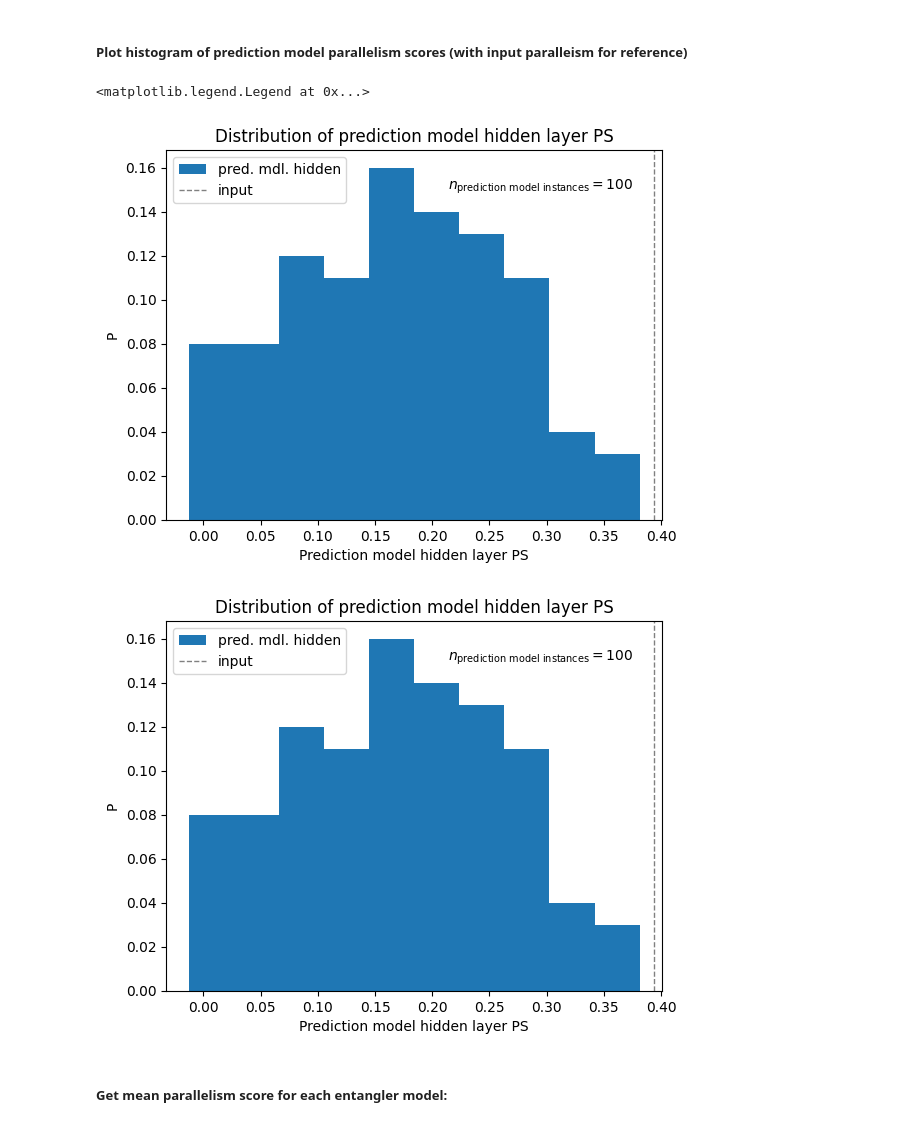
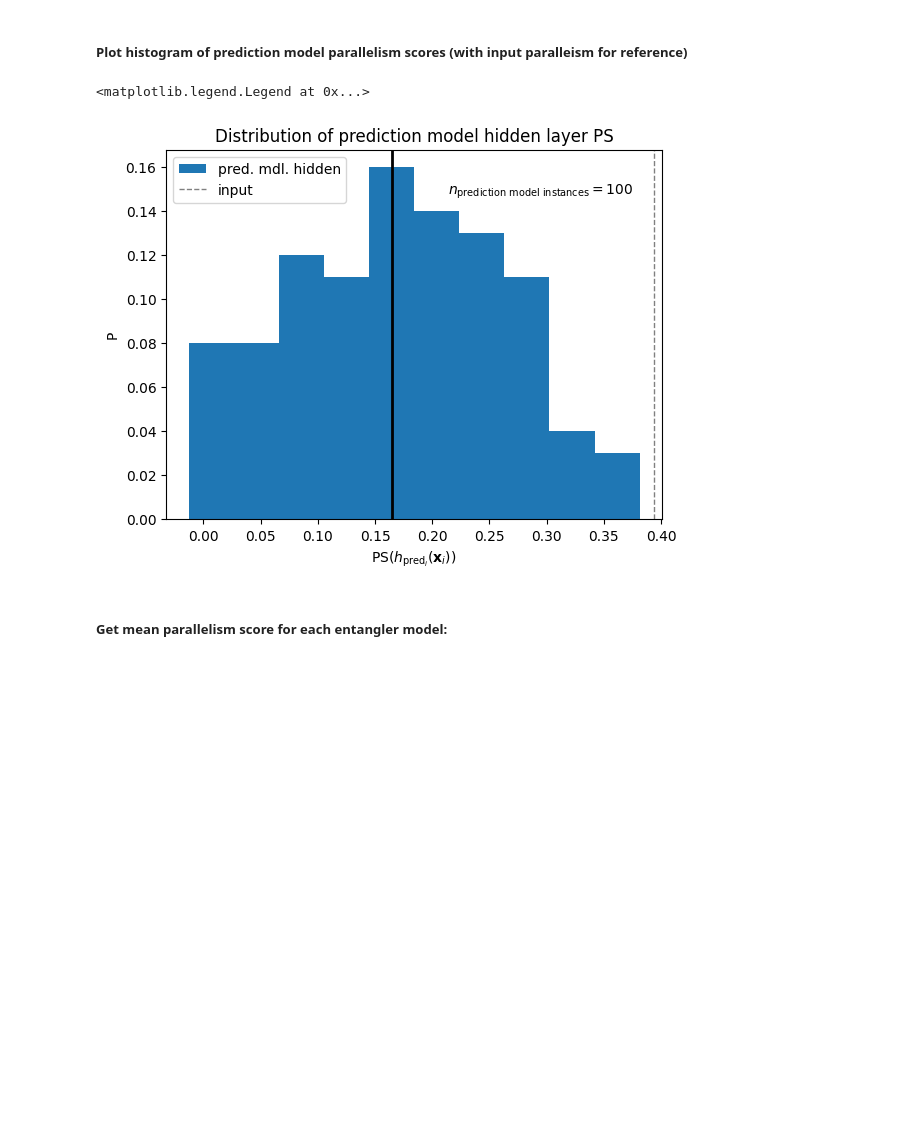
Before and after one commit to danieldkato/simulation_whiskers, a Jupyter notebook: scripts/tangle_evo_pred_hist_ps.ipynb, the cells around one changed output. Drawn from its saved outputs; the diff is of its cells as text; code cells hidden in the pictures; blank space fills up the shorter version.

Commit message:
Add scatterplot, make figure titles more specific

```diff
--- a/scripts/tangle_evo_pred_hist_ps.ipynb
+++ b/scripts/tangle_evo_pred_hist_ps.ipynb
@@ -45,7 +45,7 @@ geo_df_pred_hidden = pd.merge(geo_df_pred_hidden, max_epoch_pred, on=['pred_mdl_
 
 # Average across dichotomies, training partitions within each model instance:
 par_df_pred_hidden = geo_df_pred_hidden[['tngl_mdl_id', 'pred_mdl_id', 'parallelism']].groupby(['tngl_mdl_id', 'pred_mdl_id']).mean().reset_index()
-par_df_pred_hidden = par_df_pred_hidden.rename(columns={'parallelism':'parallelism_pred'})
+par_df_pred_hidden = par_df_pred_hidden.rename(columns={'parallelism':'parallelism_pred_hidden'})
 # %% [markdown]
 ##### Get mean input parallelism score for each prediction model:
 # %%
@@ -56,18 +56,20 @@ par_df_inpt = geo_df_pred_inpt[['pred_mdl_id', 'parallelism']].groupby('pred_mdl
 ##### Plot histogram of prediction model parallelism scores (with input paralleism for reference)
 # %%
 ps_dist_fig = plt.figure()
-plt.hist(par_df_pred_hidden.parallelism_pred, weights=1/par_df_pred_hidden.shape[0]*np.ones(par_df_pred_hidden.shape[0]), label='pred. mdl. hidden')
+plt.hist(par_df_pred_hidden.parallelism_pred_hidden, weights=1/par_df_pred_hidden.shape[0]*np.ones(par_df_pred_hidden.shape[0]), label='pred. mdl. hidden')
 plt.ylabel('P')
-plt.xlabel('Prediction model hidden layer PS')
+#xlabel_str = 'Prediction model hidden layer PS'
+xlabel_str = r'$\text{PS}( h_{\text{pred}_i}(\mathbf{x}_{i}))$'
+plt.xlabel(xlabel_str)
 plt.title('Distribution of prediction model hidden layer PS')
 n_str = r'$n_{\text{prediction model instances}} = $' + str(par_df_pred_hidden.shape[0])
 plt.annotate(n_str, [0.55, 0.8], xycoords='figure fraction')
 plt.axvline(par_df_inpt, color='gray', linewidth=1, linestyle='--', label='input')
+plt.axvline(np.median(par_df_pred_hidden.parallelism_pred_hidden), color='black', linewidth=2)
 plt.legend()
 # %% [output]
 <matplotlib.legend.Legend at 0x...>
-[figure, old version]
+[figure, new version]
-[figure, removed]
 # %% [markdown]
 ##### Get mean parallelism score for each entangler model:
 # %%
```
Also changed, not shown: parts of 6 cells of this notebook.
